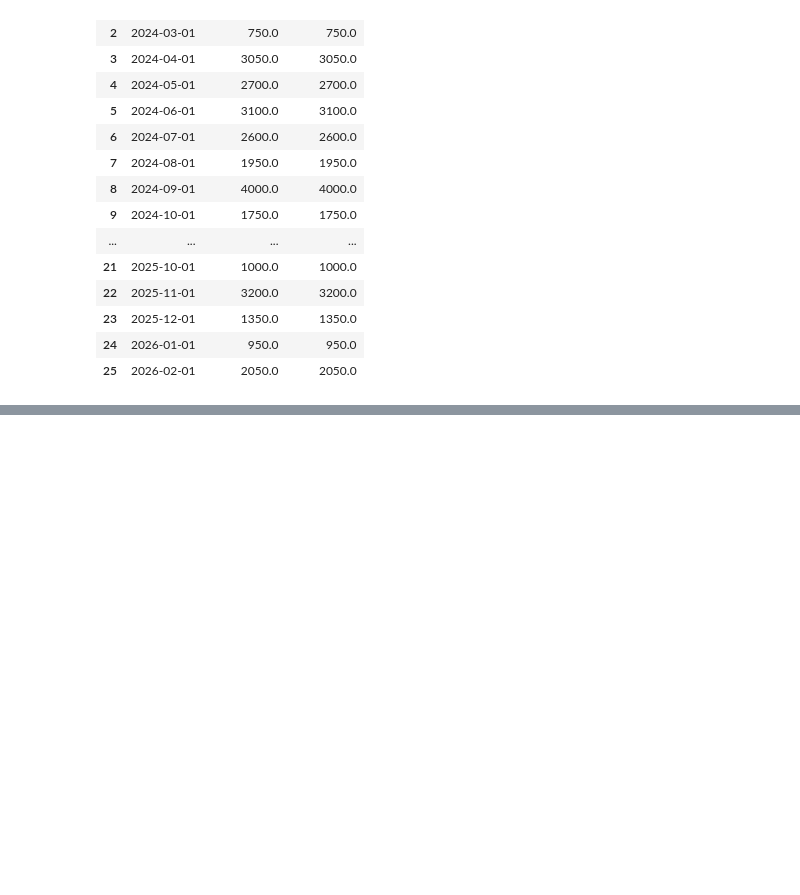
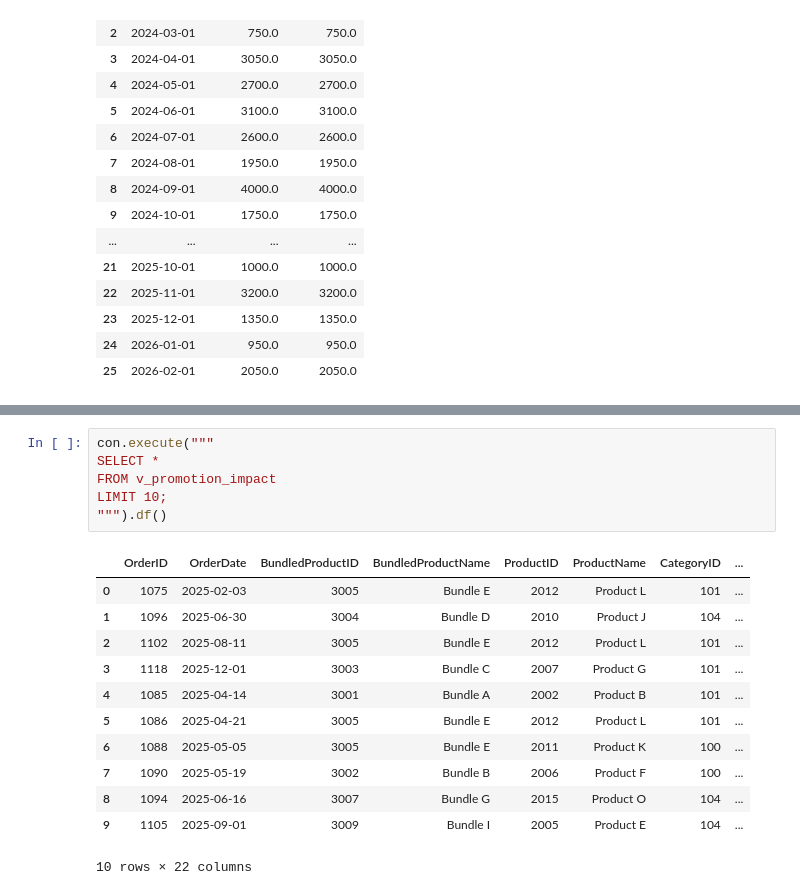
Before and after one commit to reyreyli/case_studies, a Jupyter notebook: 02_sql_analysis.ipynb, the cells around one changed output, grey strips where cells are left out. Cells and saved outputs as stored; diff of their text form; blank space fills up the shorter version.

```diff
--- a/02_sql_analysis.ipynb
+++ b/02_sql_analysis.ipynb
@@ -305,0 +389,19 @@ ORDER BY Month;
+# %%
+con.execute("""
+SELECT *
+FROM v_promotion_impact
+LIMIT 10;
+""").df()
+# %% [output]
+|  | OrderID | OrderDate | BundledProductID | BundledProductName | ProductID | ProductName | CategoryID | ... |
+| 0 | 1075 | 2025-02-03 | 3005 | Bundle E | 2012 | Product L | 101 | ... |
+| 1 | 1096 | 2025-06-30 | 3004 | Bundle D | 2010 | Product J | 104 | ... |
+| 2 | 1102 | 2025-08-11 | 3005 | Bundle E | 2012 | Product L | 101 | ... |
+| 3 | 1118 | 2025-12-01 | 3003 | Bundle C | 2007 | Product G | 101 | ... |
+| 4 | 1085 | 2025-04-14 | 3001 | Bundle A | 2002 | Product B | 101 | ... |
+| 5 | 1086 | 2025-04-21 | 3005 | Bundle E | 2012 | Product L | 101 | ... |
+| 6 | 1088 | 2025-05-05 | 3005 | Bundle E | 2011 | Product K | 100 | ... |
+| 7 | 1090 | 2025-05-19 | 3002 | Bundle B | 2006 | Product F | 100 | ... |
+| 8 | 1094 | 2025-06-16 | 3007 | Bundle G | 2015 | Product O | 104 | ... |
+| 9 | 1105 | 2025-09-01 | 3009 | Bundle I | 2005 | Product E | 104 | ... |
+10 rows × 22 columns
```
Also changed, not shown: parts of 7 cells of this notebook.
